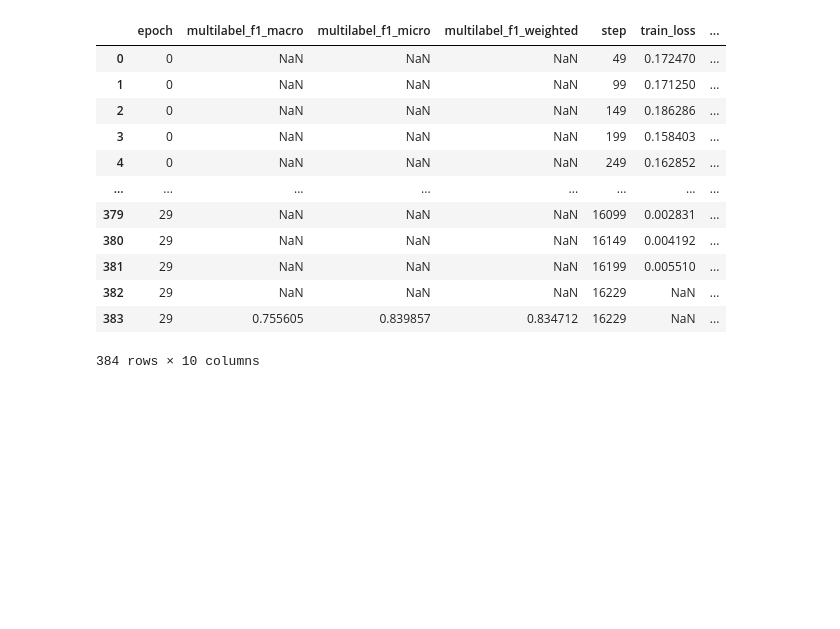
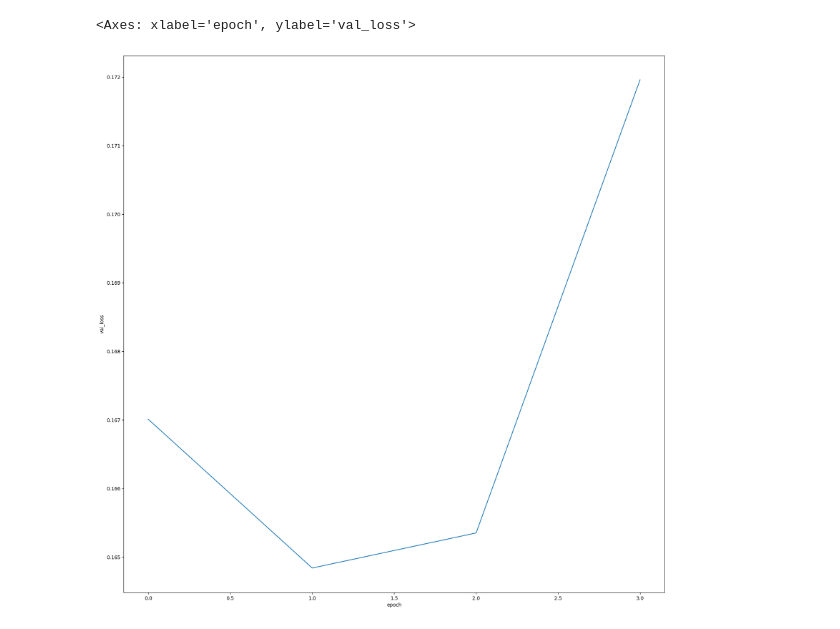
Before and after one commit to foxojs/nih_cxr_project, a Jupyter notebook: data_exploration/Untitled.ipynb, the cells around one changed output. Drawn from its saved outputs; the diff is of its cells as text; code cells hidden in the pictures; blank space fills up the shorter version.

```diff
--- a/data_exploration/Untitled.ipynb
+++ b/data_exploration/Untitled.ipynb
@@ -4,21 +5,13 @@ import seaborn as sns
 # %%
-metrics_path = "/rds/general/user/ojf24/home/ml_project/vit_pretrained_fine_tune/tensorboard_logs/nih_cxr_pretrained_vit/version_11"
+metrics_path = "/rds/general/user/ojf24/home/ml_project/vit_pretrained_fine_tune/tensorboard_logs/nih_cxr_pretrained_vit/version_13"
+
 
 training_metrics = pd.read_csv(f"{metrics_path}/metrics.csv")
+
+
+plt.figure(figsize = (20, 20))
+sns.lineplot(data = training_metrics, x = "epoch", y = "val_loss")
+# %% [output]
+<Axes: xlabel='epoch', ylabel='val_loss'>
+[figure, added]
-# %%
-training_metrics
-# %% [output]
-|  | epoch | multilabel_f1_macro | multilabel_f1_micro | multilabel_f1_weighted | step | train_loss | ... |
-| 0 | 0 | NaN | NaN | NaN | 49 | 0.172470 | ... |
-| 1 | 0 | NaN | NaN | NaN | 99 | 0.171250 | ... |
-| 2 | 0 | NaN | NaN | NaN | 149 | 0.186286 | ... |
-| 3 | 0 | NaN | NaN | NaN | 199 | 0.158403 | ... |
-| 4 | 0 | NaN | NaN | NaN | 249 | 0.162852 | ... |
-| ... | ... | ... | ... | ... | ... | ... | ... |
-| 379 | 29 | NaN | NaN | NaN | 16099 | 0.002831 | ... |
-| 380 | 29 | NaN | NaN | NaN | 16149 | 0.004192 | ... |
-| 381 | 29 | NaN | NaN | NaN | 16199 | 0.005510 | ... |
-| 382 | 29 | NaN | NaN | NaN | 16229 | NaN | ... |
-| 383 | 29 | 0.755605 | 0.839857 | 0.834712 | 16229 | NaN | ... |
-384 rows × 10 columns
 # %%
```
Also changed, not shown: parts of 3 cells of this notebook.
